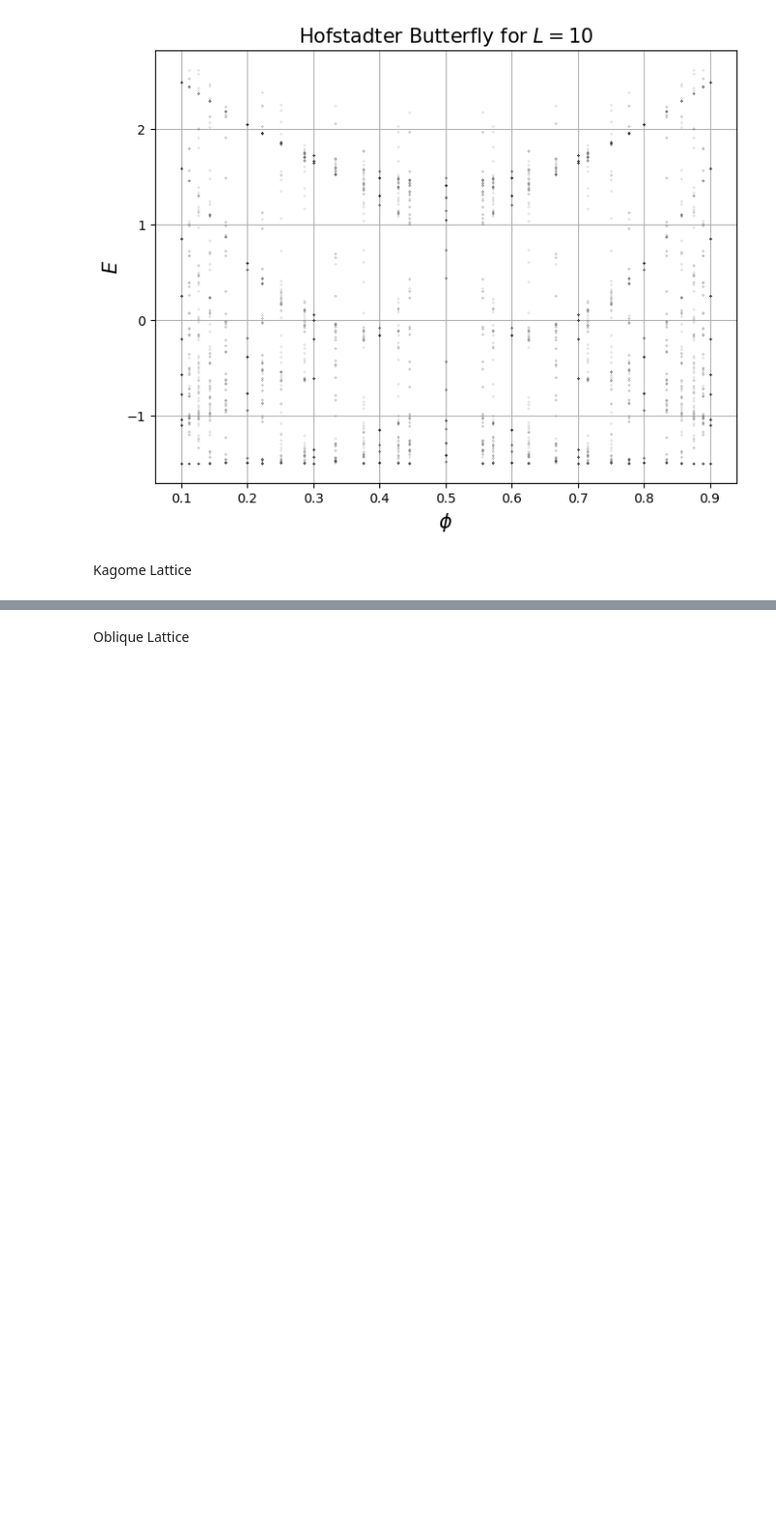
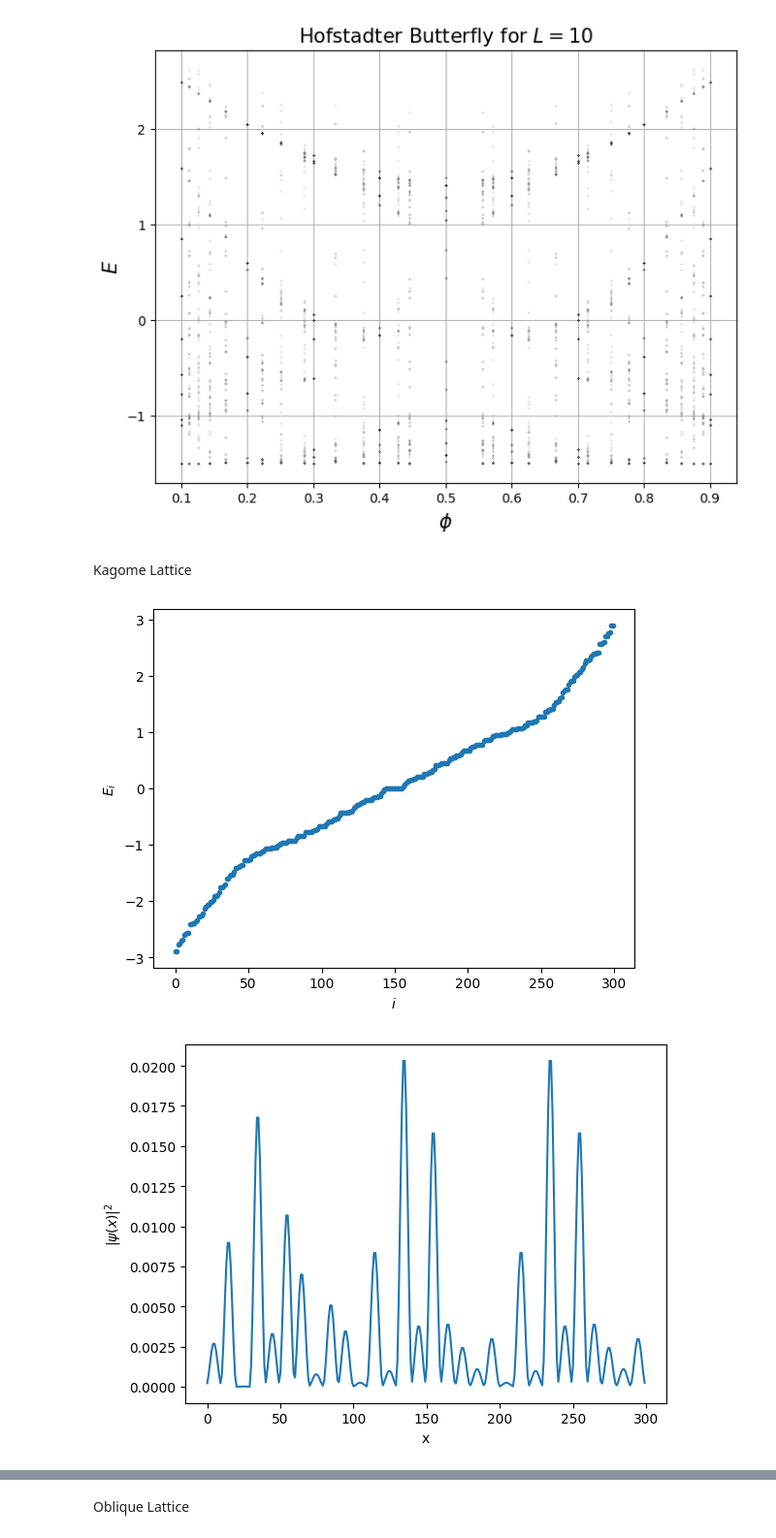
Before and after one commit to r-siddiqi/Hofstadter, a Jupyter notebook: Hoftsadter.ipynb, the cells around one changed output, grey strips where cells are left out. Shown at 97% size. Cells and saved outputs as stored; diff of their text form; code cells hidden in the pictures; blank space fills up the shorter version.

Commit message:
still working on kagome

```diff
--- a/Hoftsadter.ipynb
+++ b/Hoftsadter.ipynb
@@ -456,0 +581,11 @@ Kagome Lattice
+# %%
+# Example 1 - repeated for kagome lattice
+kagome = Kagome_Hamiltonian(length=10, t=1.0, disorder=0.0, phi=0.5)
+kagome.construct_matrix()
+kagome.plot_evals()
+kagome.plot_evec()
+kagome.plot_pr()
+kagome.plot_butterfly()
+# %% [output]
+[figure, added]
+[figure, added]
```
Also changed, not shown: parts of 2 cells of this notebook.
